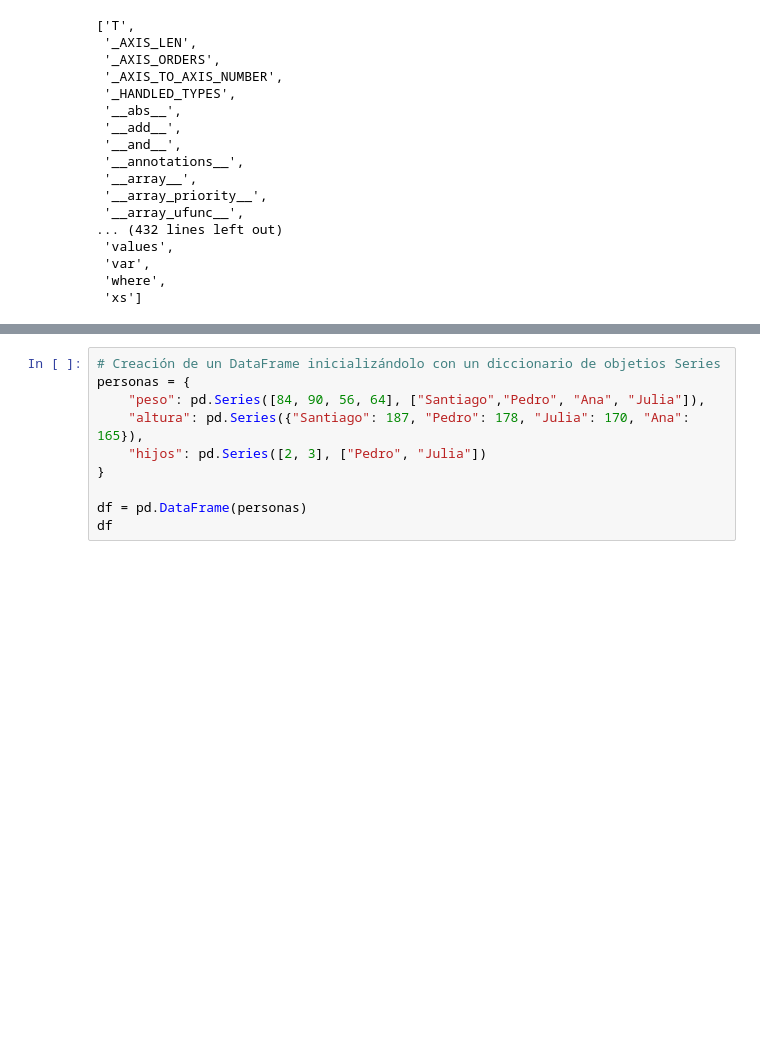
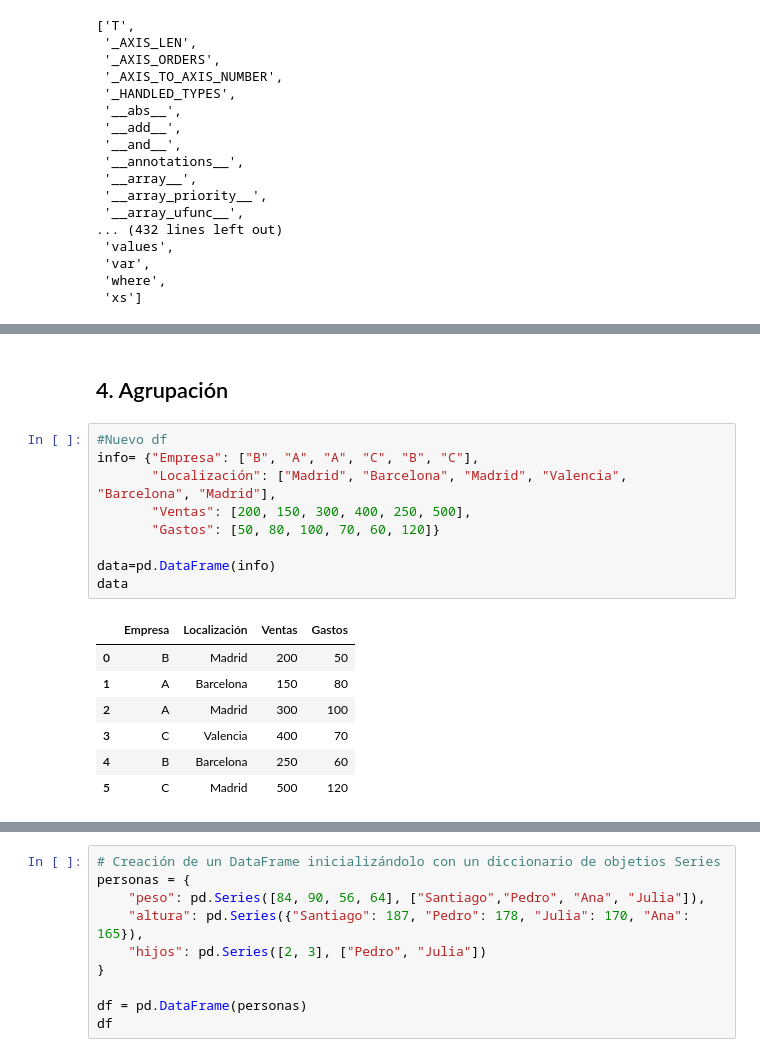
Before and after one commit to jjimvar/Machine-Learning, a Jupyter notebook: Introducción/Pandas.ipynb, the cells around one changed output, grey strips where cells are left out. Saved outputs shown, nothing was run; the diff lists cells and outputs as text; blank space fills up the shorter version.

```diff
--- a/Introducción/Pandas.ipynb
+++ b/Introducción/Pandas.ipynb
@@ -267,0 +367,19 @@ dir(df)
+# %% [markdown]
+## 4. Agrupación
+# %%
+#Nuevo df
+info= {"Empresa": ["B", "A", "A", "C", "B", "C"],
+       "Localización": ["Madrid", "Barcelona", "Madrid", "Valencia", "Barcelona", "Madrid"],
+       "Ventas": [200, 150, 300, 400, 250, 500],
+       "Gastos": [50, 80, 100, 70, 60, 120]}
+
+data=pd.DataFrame(info)
+data
+# %% [output]
+|  | Empresa | Localización | Ventas | Gastos |
+| 0 | B | Madrid | 200 | 50 |
+| 1 | A | Barcelona | 150 | 80 |
+| 2 | A | Madrid | 300 | 100 |
+| 3 | C | Valencia | 400 | 70 |
+| 4 | B | Barcelona | 250 | 60 |
+| 5 | C | Madrid | 500 | 120 |
```
Also changed, not shown: parts of 38 cells of this notebook, 2 other files.
